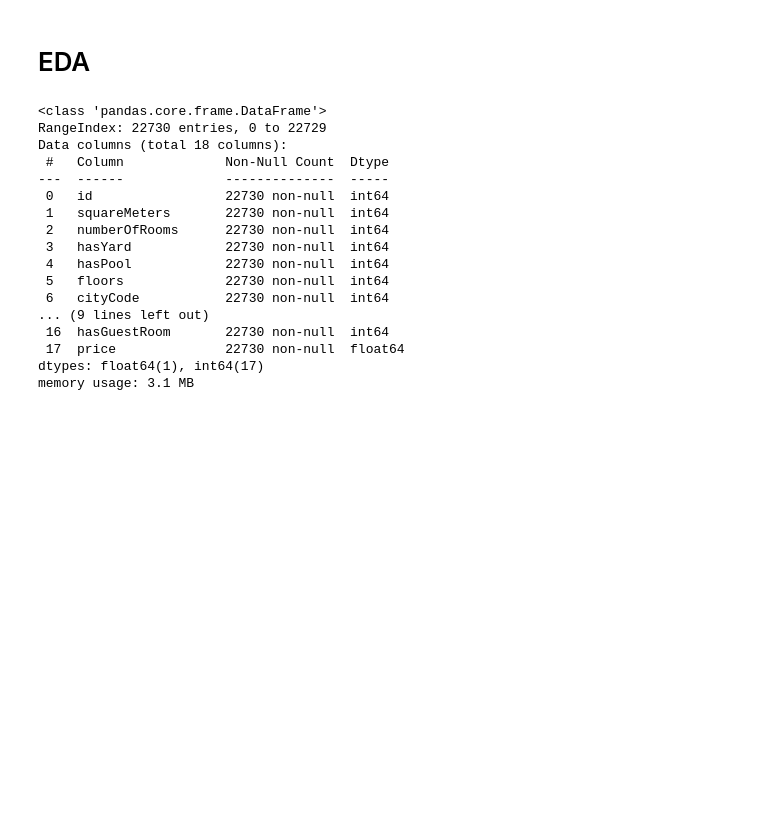
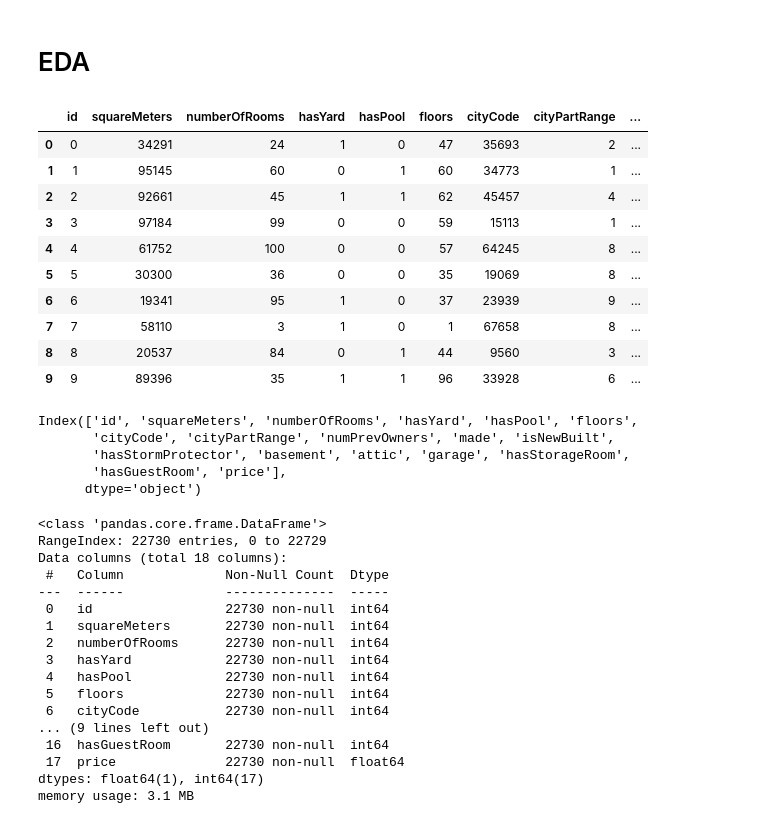
Before and after one commit to Tomateau/paris_housing_price, a Jupyter notebook: notebook.ipynb, the cells around one changed output. Cells and saved outputs as stored; diff of their text form; code cells hidden in the pictures; blank space fills up the shorter version.

```diff
--- a/notebook.ipynb
+++ b/notebook.ipynb
@@ -9,6 +9,28 @@ train = pd.read_csv("data/train.csv")
 test = pd.read_csv("data/test.csv")
 # %% [markdown]
 # EDA
+# %%
+train.head(10)
+# %% [output]
+|  | id | squareMeters | numberOfRooms | hasYard | hasPool | floors | cityCode | cityPartRange | ... |
+| 0 | 0 | 34291 | 24 | 1 | 0 | 47 | 35693 | 2 | ... |
+| 1 | 1 | 95145 | 60 | 0 | 1 | 60 | 34773 | 1 | ... |
+| 2 | 2 | 92661 | 45 | 1 | 1 | 62 | 45457 | 4 | ... |
+| 3 | 3 | 97184 | 99 | 0 | 0 | 59 | 15113 | 1 | ... |
+| 4 | 4 | 61752 | 100 | 0 | 0 | 57 | 64245 | 8 | ... |
+| 5 | 5 | 30300 | 36 | 0 | 0 | 35 | 19069 | 8 | ... |
+| 6 | 6 | 19341 | 95 | 1 | 0 | 37 | 23939 | 9 | ... |
+| 7 | 7 | 58110 | 3 | 1 | 0 | 1 | 67658 | 8 | ... |
+| 8 | 8 | 20537 | 84 | 0 | 1 | 44 | 9560 | 3 | ... |
+| 9 | 9 | 89396 | 35 | 1 | 1 | 96 | 33928 | 6 | ... |
+# %%
+train.columns
+# %% [output]
+Index(['id', 'squareMeters', 'numberOfRooms', 'hasYard', 'hasPool', 'floors',
+       'cityCode', 'cityPartRange', 'numPrevOwners', 'made', 'isNewBuilt',
+       'hasStormProtector', 'basement', 'attic', 'garage', 'hasStorageRoom',
+       'hasGuestRoom', 'price'],
+      dtype='object')
 # %%
 train.info()
 # %% [output]
```
Also changed, not shown: parts of 9 cells of this notebook.
